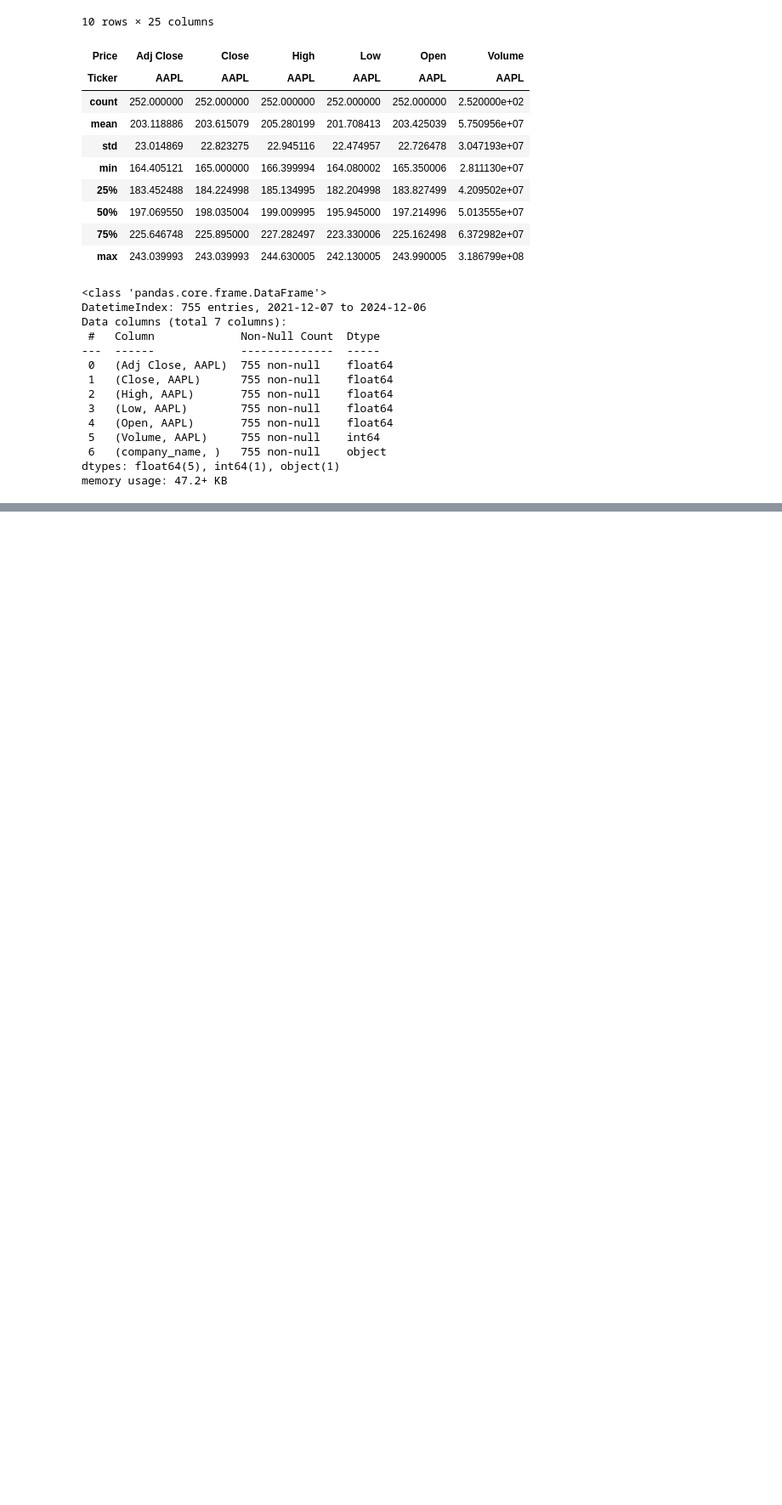
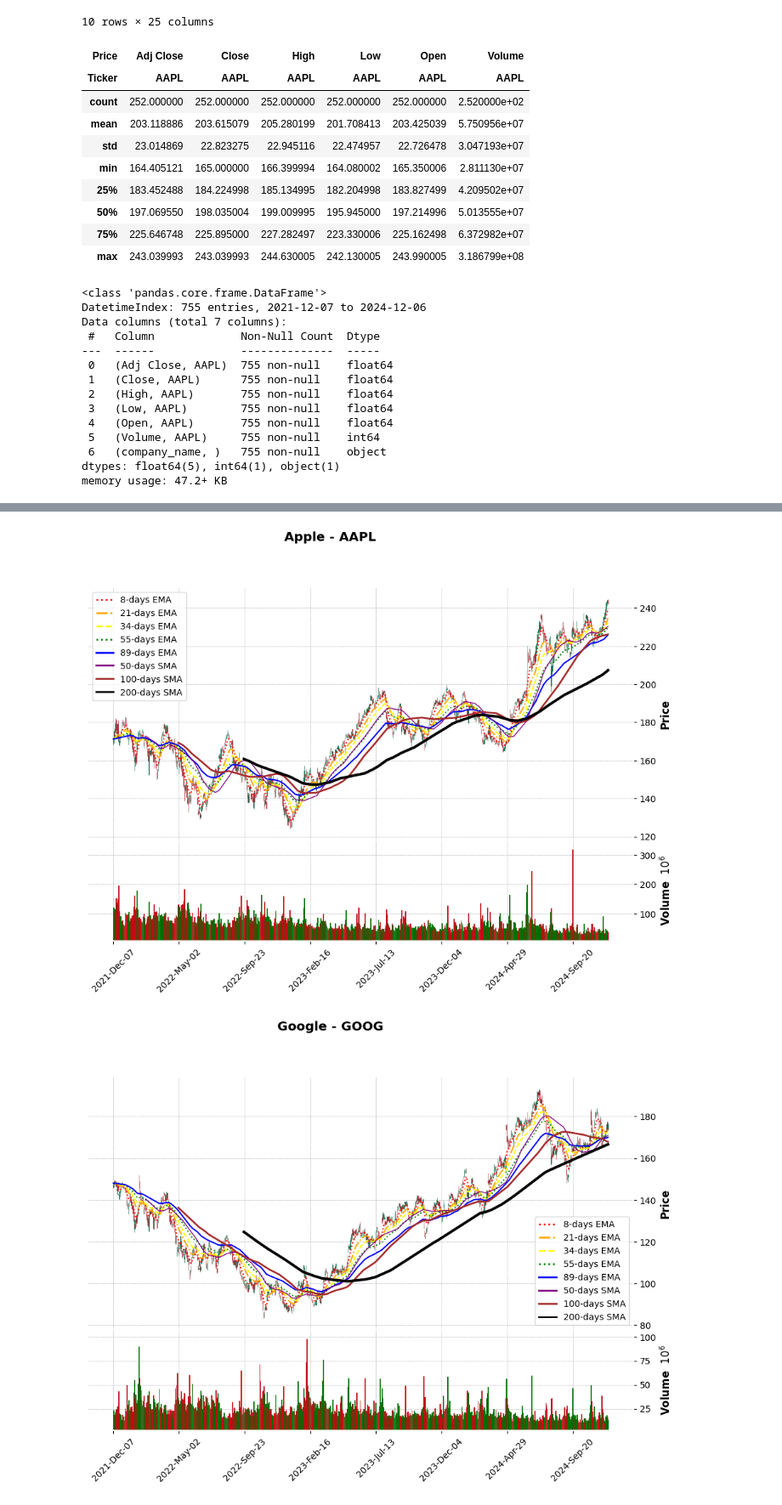
Before and after one commit to ellenne/AI_trading, a Jupyter notebook: FinancialAnalysis.ipynb, the cells around one changed output, grey strips where cells are left out. Shown at 85% size. Saved outputs shown, nothing was run; the diff lists cells and outputs as text; code cells hidden in the pictures; blank space fills up the shorter version.

Commit message:
Adding MA indicators

```diff
--- a/FinancialAnalysis.ipynb
+++ b/FinancialAnalysis.ipynb
@@ -156,8 +162,4 @@ plt.show()
 # %%
-import mplfinance as mpf
-import pandas as pd
-import numpy as np
-
 # List of EMA and SMA periods
 ema_periods = [8, 21, 34, 55, 89]
 sma_periods = [50, 100, 200]
@@ -174,8 +176,6 @@ sma_colors = ['purple', 'brown', 'black']
 ema_styles = ['dotted', 'dashdot', 'dashed', 'dotted', 'solid']
 sma_thickness = [1, 2, 3]  # Thickness levels for SMAs
 
-# Enable interactive zooming
-%matplotlib notebook
 
 # Function to clean and flatten the DataFrame
 def clean_and_flatten_data(df, ticker):
@@ -197,7 +197,7 @@ def clean_and_flatten_data(df, ticker):
     return df
 
 # Plot function with candlestick chart and indicators
-def plot_candlestick_with_indicators(df, title, ticker):
+def plot_candlestick_with_indicators(df, chart_title, ticker):
     # Clean and flatten the data
     df = clean_and_flatten_data(df, ticker)
 
@@ -209,29 +209,42 @@ def plot_candlestick_with_indicators(df, title, ticker):
 
     # Prepare the moving averages dictionary for mplfinance
     add_plots = []
+    legends = []  # Collect legend labels
 
     # Add EMAs with specified line styles
-    for title, color, style in zip(ema_titles, ema_colors, ema_styles):
-        if title in df.columns:
-            add_plots.append(mpf.make_addplot(df[title], color=color, linestyle=style, width=1.5))
+    for ema_title, color, style in zip(ema_titles, ema_colors, ema_styles):
+        if ema_title in df.columns:
+            add_plots.append(mpf.make_addplot(df[ema_title], color=color, linestyle=style, width=1.5))
+            legends.append((ema_title, color, style))  # Collect legend info
 
     # Add SMAs with varying thickness
-    for title, color, thickness in zip(sma_titles, sma_colors, sma_thickness):
-        if title in df.columns:
-            add_plots.append(mpf.make_addplot(df[title], color=color, linestyle='solid', width=thickness))
+    for sma_title, color, thickness in zip(sma_titles, sma_colors, sma_thickness):
+        if sma_title in df.columns:
+            add_plots.append(mpf.make_addplot(df[sma_title], color=color, linestyle='solid', width=thickness))
+            legends.append((sma_title, color, 'solid'))  # Collect legend info
 
-    # Plot candlestick chart with indicators
-    mpf.plot(
+    # Create the plot
+    fig, axlist = mpf.plot(
         df,
         type='candle',
         style='charles',
-        title=title,  # Use the company name as the title
+        title=chart_title,
         ylabel='Price',
         volume=True,
         addplot=add_plots,
         figsize=(12, 8),
-        warn_too_much_data=len(df) + 1,  # Suppress warning for data size
+        warn_too_much_data=len(df) + 1,
+        returnfig=True  # Return the figure and axes for custom legend
     )
+
+    # Add custom legend
+    ax = axlist[0]  # Get the main plot axis
+    handles = [
+        plt.Line2D([0], [0], color=color, linestyle=style, label=label)
+        for label, color, style in legends
+    ]
+    ax.legend(handles=handles, loc='best')  # Add legend to the plot
+    plt.show()
 
 # Replace the companies dictionary with actual DataFrame objects and correct tickers
 companies = {
@@ -243,5 +256,6 @@ companies = {
 
 # Plot for each company
 for company_name, ticker in companies.items():
-    plot_candlestick_with_indicators(eval(ticker), company_name, ticker)
+    title = f"{company_name} - {ticker}"
+    plot_candlestick_with_indicators(eval(ticker), title, ticker)
 # %% [output]
@@ -255,0 +262,2 @@ for company_name, ticker in companies.items():
+[figure, added]
+[figure, added]
```
Also changed, not shown: parts of 6 cells of this notebook.
